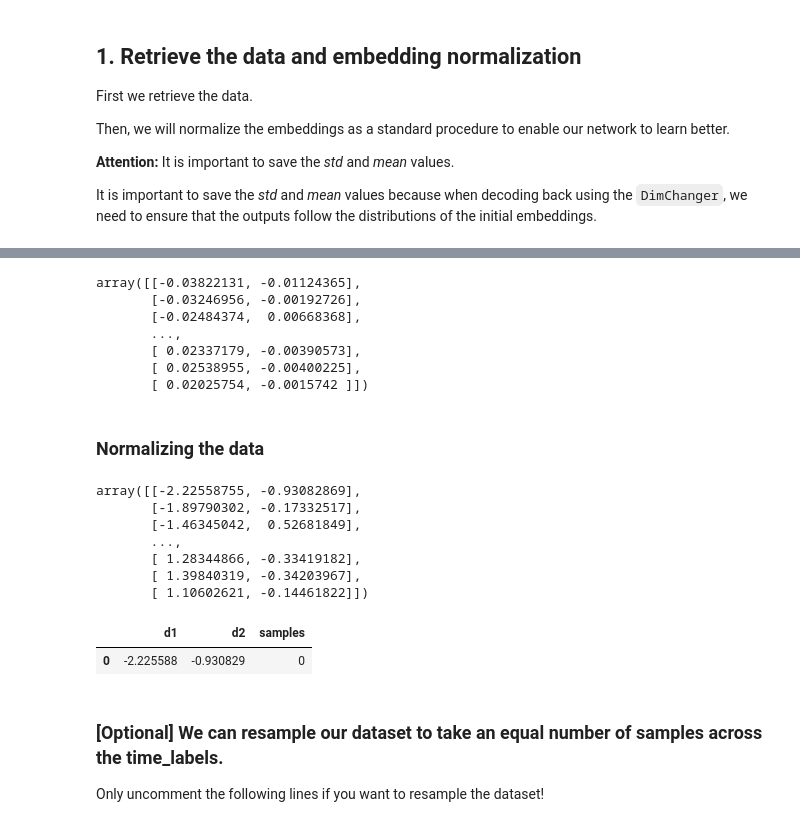
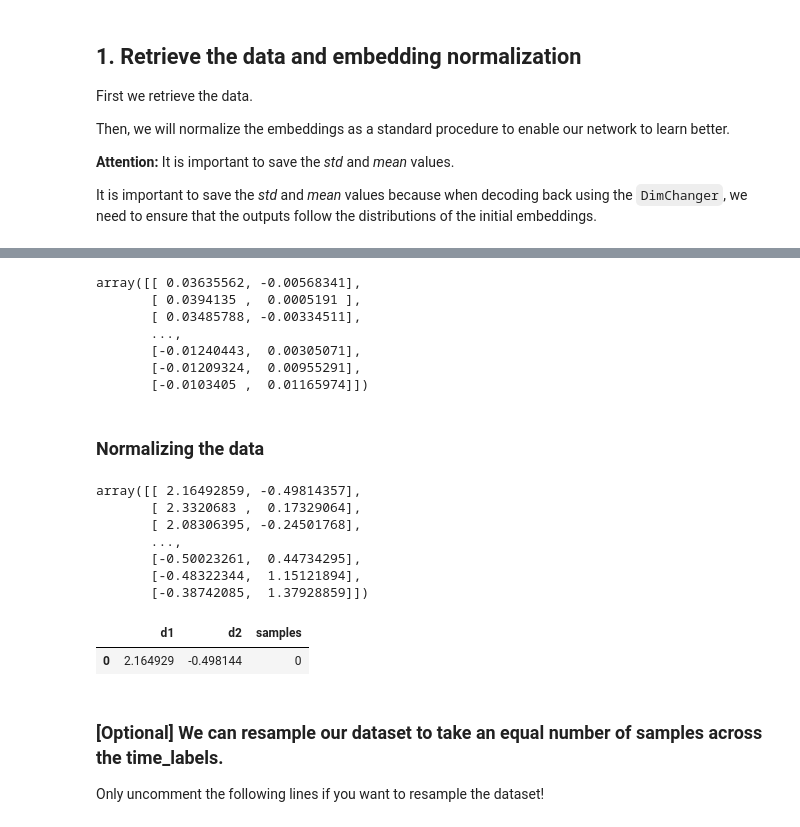
Before and after one commit to KrishnaswamyLab/omics_toolbox, a Jupyter notebook: workshops/cancer_plasticity/mioflow/01_Training_MIOFlow.ipynb, the cells around one changed output, grey strips where cells are left out. Drawn from its saved outputs; the diff is of its cells as text; code cells hidden in the pictures.

```diff
--- a/workshops/cancer_plasticity/mioflow/01_Training_MIOFlow.ipynb
+++ b/workshops/cancer_plasticity/mioflow/01_Training_MIOFlow.ipynb
@@ -31,11 +31,9 @@ import pandas as pd
 import matplotlib.pyplot as plt
 import seaborn as sns
 import time
-PROCESSED_DATA_DIR = os.path.join('../../data', 'processed')
-RESULTS_DIR = os.path.join('../../results')
 
-data_name = 'scRNAseq'
-SAVE_PATH = os.path.join(RESULTS_DIR, data_name)
+
+adata = sc.read_h5ad('/gpfs/gibbs/pi/krishnaswamy_smita/xingzhi/cflows/data/rna_figure_ready.h5ad')
 # %% [markdown]
 ## 1. Retrieve the data and embedding normalization
 First we retrieve the data.
@@ -53,0 +62,10 @@ data.head(1)
+# %%
+# Create a numerical bin for each unique value
+adata.obs['discrete_time'], _ = pd.factorize(adata.obs['day'])
+
+#Now lets create the data structure that mioflows works on top
+mioflow_df = pd.DataFrame(adata.obsm['X_phate'], columns=[f'd{i}' for i in range(1, adata.obsm['X_phate'].shape[1]+1)])
+
+# Add the time labels to the dataframe as a column called 'samples' (this is expected by MIOFlow)
+mioflow_df['samples'] = adata.obs['discrete_time'].values
+mioflow_df
@@ -54,16 +86,16 @@ data.head(1)
 # %%
 # Get embedding columns dynamically
-embed_cols = [col for col in data.columns if col.startswith('d') and col[1:].isdigit()] # Retrieve the columns that start with a d
-embedding = data[embed_cols].values
+embed_cols = [col for col in mioflow_df.columns if col.startswith('d') and col[1:].isdigit()] # Retrieve the columns that start with a d
+embedding = mioflow_df[embed_cols].values
 embedding
 # %% [output]
-array([[-0.03822131, -0.01124365],
-       [-0.03246956, -0.00192726],
-       [-0.02484374,  0.00668368],
+array([[ 0.03635562, -0.00568341],
+       [ 0.0394135 ,  0.0005191 ],
+       [ 0.03485788, -0.00334511],
        ...,
-       [ 0.02337179, -0.00390573],
-       [ 0.02538955, -0.00400225],
-       [ 0.02025754, -0.0015742 ]])
+       [-0.01240443,  0.00305071],
+       [-0.01209324,  0.00955291],
+       [-0.0103405 ,  0.01165974]])
 # %% [markdown]
 ### Normalizing the data
 # %%
@@ -75,21 +107,21 @@ normalized = (embedding - mean_vals) / std_vals
 # Normalized that is going to be used to train the network
 normalized
 # %% [output]
-array([[-2.22558755, -0.93082869],
-       [-1.89790302, -0.17332517],
-       [-1.46345042,  0.52681849],
+array([[ 2.16492859, -0.49814357],
+       [ 2.3320683 ,  0.17329064],
+       [ 2.08306395, -0.24501768],
        ...,
-       [ 1.28344866, -0.33419182],
-       [ 1.39840319, -0.34203967],
-       [ 1.10602621, -0.14461822]])
+       [-0.50023261,  0.44734295],
+       [-0.48322344,  1.15121894],
+       [-0.38742085,  1.37928859]])
 # %%
 # We create the dataframe with the normalized data and the samples
 df = pd.DataFrame(normalized, columns=[f'd{i+1}' for i in range(normalized.shape[1])])
-df['samples'] = data['samples']
+df['samples'] = mioflow_df['samples']
 df.head(1)
 # %% [output]
 |  | d1 | d2 | samples |
-| 0 | -2.225588 | -0.930829 | 0 |
+| 0 | 2.164929 | -0.498144 | 0 |
 # %%
 # Retrieve the number of samples that are in the less representative class.
 min_count = df['samples'].value_counts().min()
```
Also changed, not shown: parts of 9 cells of this notebook, 1 other file.
